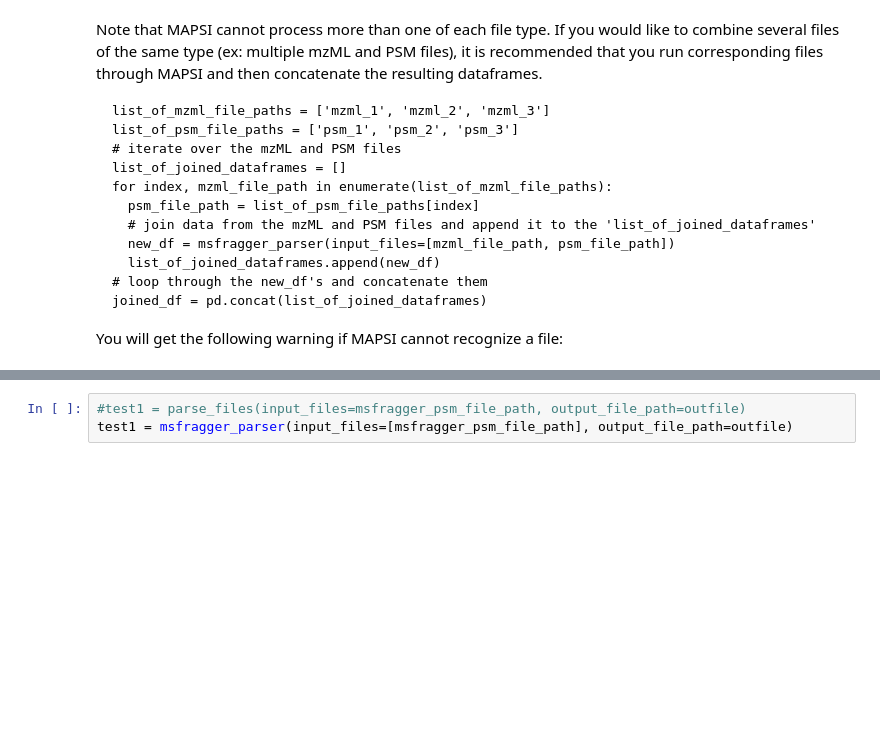
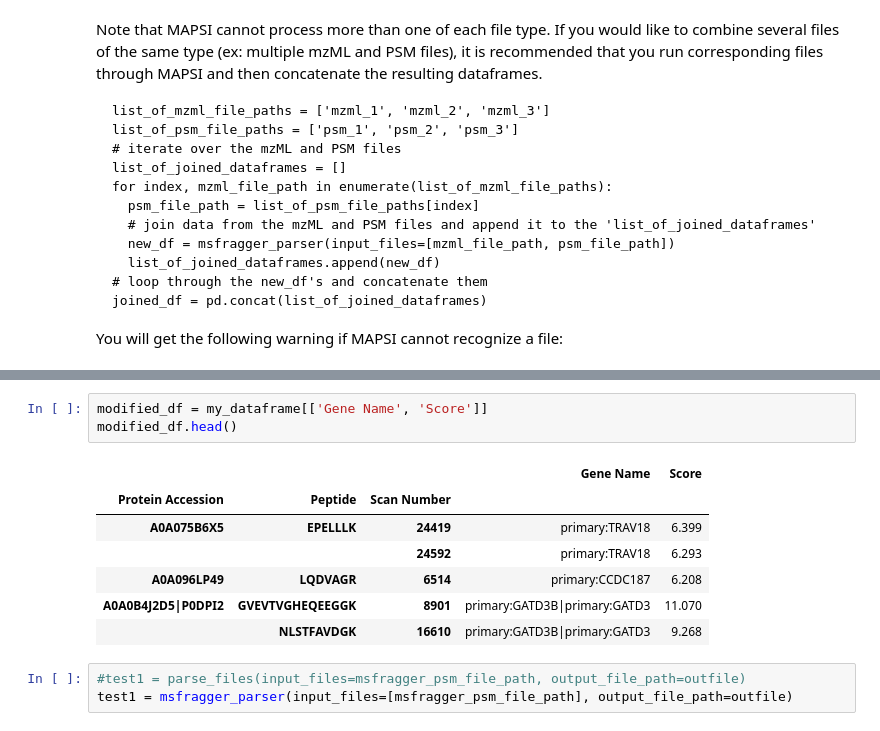
Before and after one commit to PayneLab/MAPSI, a Jupyter notebook: Parser_code/MAPSI_tutorial.ipynb, the cells around one changed output, grey strips where cells are left out. Saved outputs shown, nothing was run; the diff lists cells and outputs as text; blank space fills up the shorter version.

```diff
--- a/Parser_code/MAPSI_tutorial.ipynb
+++ b/Parser_code/MAPSI_tutorial.ipynb
@@ -85,3 +117,14 @@ my_dataframe = my_dataframe[example_columns_to_keep]
+# %%
+modified_df = my_dataframe[['Gene Name', 'Score']]
+modified_df.head()
+# %% [output]
+|  |  |  | Gene Name | Score |
+| Protein Accession | Peptide | Scan Number |  |  |
+| A0A075B6X5 | EPELLLK | 24419 | primary:TRAV18 | 6.399 |
+|  |  | 24592 | primary:TRAV18 | 6.293 |
+| A0A096LP49 | LQDVAGR | 6514 | primary:CCDC187 | 6.208 |
+| A0A0B4J2D5|P0DPI2 | GVEVTVGHEQEEGGK | 8901 | primary:GATD3B|primary:GATD3 | 11.070 |
+|  | NLSTFAVDGK | 16610 | primary:GATD3B|primary:GATD3 | 9.268 |
 # %%
 #test1 = parse_files(input_files=msfragger_psm_file_path, output_file_path=outfile)
 test1 = msfragger_parser(input_files=[msfragger_psm_file_path], output_file_path=outfile)
```
Also changed, not shown: parts of 8 cells of this notebook, 4 other files.
